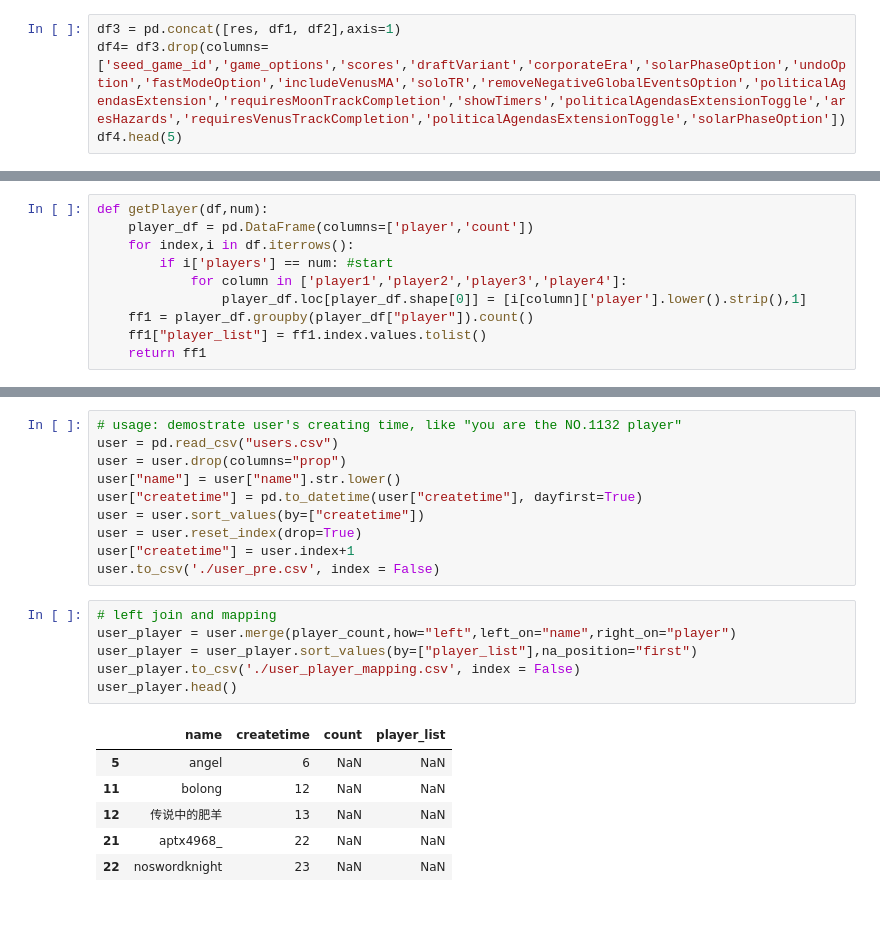
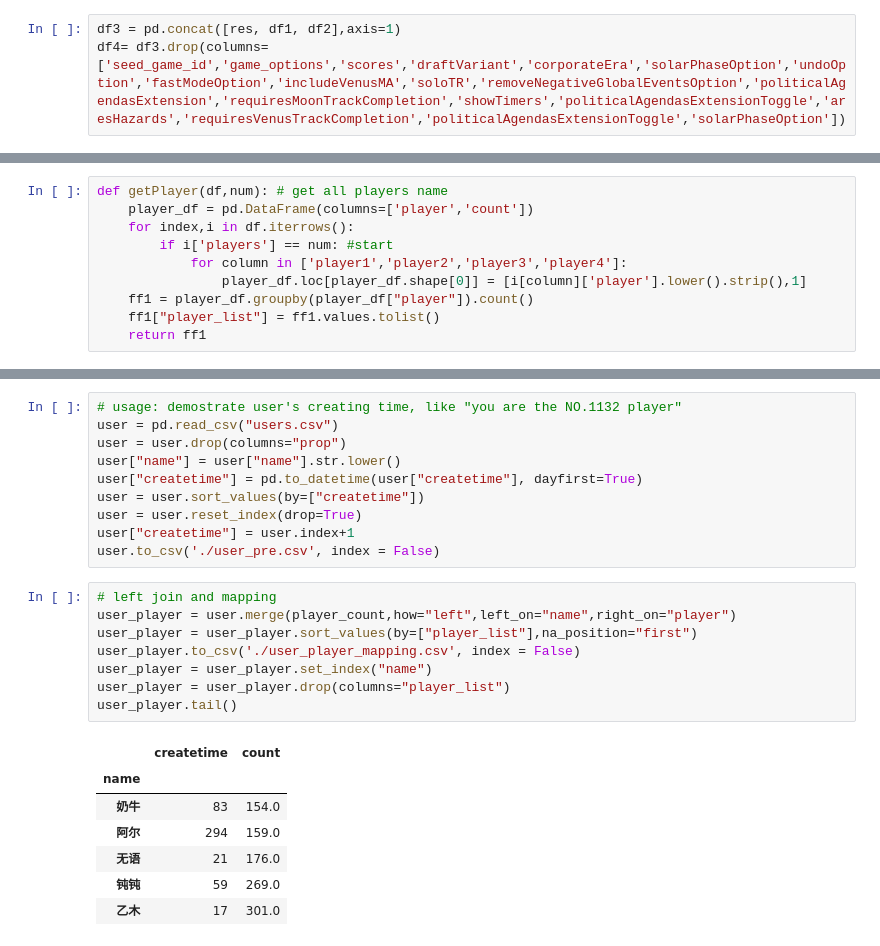
Before and after one commit to Ender-Wiggin2019/tfm-summary, a Jupyter notebook: tfm_data_summary.ipynb, the cells around one changed output, grey strips where cells are left out. Saved outputs shown, nothing was run; the diff lists cells and outputs as text; blank space fills up the shorter version.

Commit message:
user group

```diff
--- a/tfm_data_summary.ipynb
+++ b/tfm_data_summary.ipynb
@@ -72,4 +55,3 @@ df2.head()
 # %%
 df3 = pd.concat([res, df1, df2],axis=1)
 df4= df3.drop(columns=['seed_game_id','game_options','scores','draftVariant','corporateEra','solarPhaseOption','undoOption','fastModeOption','includeVenusMA','soloTR','removeNegativeGlobalEventsOption','politicalAgendasExtension','requiresMoonTrackCompletion','showTimers','politicalAgendasExtensionToggle','aresHazards','requiresVenusTrackCompletion','politicalAgendasExtensionToggle','solarPhaseOption'])
-df4.head(5)
@@ -85,14 +59,14 @@ df4.head(5)
 df4.columns
 df4.to_csv('./prprocessing_data', index = False)
 # %%
-def getPlayer(df,num):
+def getPlayer(df,num): # get all players name
     player_df = pd.DataFrame(columns=['player','count'])
     for index,i in df.iterrows():
         if i['players'] == num: #start
             for column in ['player1','player2','player3','player4']:
                 player_df.loc[player_df.shape[0]] = [i[column]['player'].lower().strip(),1]
     ff1 = player_df.groupby(player_df["player"]).count()
-    ff1["player_list"] = ff1.index.values.tolist()
+    ff1["player_list"] = ff1.values.tolist()
     return ff1
 # %%
 player_count = getPlayer(df4,4)
@@ -157,16 +128,19 @@ user.to_csv('./user_pre.csv', index = False)
 # %%
 # left join and mapping
 user_player = user.merge(player_count,how="left",left_on="name",right_on="player")
 user_player = user_player.sort_values(by=["player_list"],na_position="first")
 user_player.to_csv('./user_player_mapping.csv', index = False)
-user_player.head()
+user_player = user_player.set_index("name")
+user_player = user_player.drop(columns="player_list")
+user_player.tail()
 # %% [output]
-|  | name | createtime | count | player_list |
-| 5 | angel | 6 | NaN | NaN |
-| 11 | bolong | 12 | NaN | NaN |
-| 12 | 传说中的肥羊 | 13 | NaN | NaN |
-| 21 | aptx4968_ | 22 | NaN | NaN |
-| 22 | noswordknight | 23 | NaN | NaN |
+|  | createtime | count |
+| name |  |  |
+| 奶牛 | 83 | 154.0 |
+| 阿尔 | 294 | 159.0 |
+| 无语 | 21 | 176.0 |
+| 钝钝 | 59 | 269.0 |
+| 乙木 | 17 | 301.0 |
 # %%
 # detect missing user name
 player_user = player_count.merge(user,how="left",left_on="player",right_on="name")
```
Also changed, not shown: parts of 14 cells of this notebook, 15 other files.
